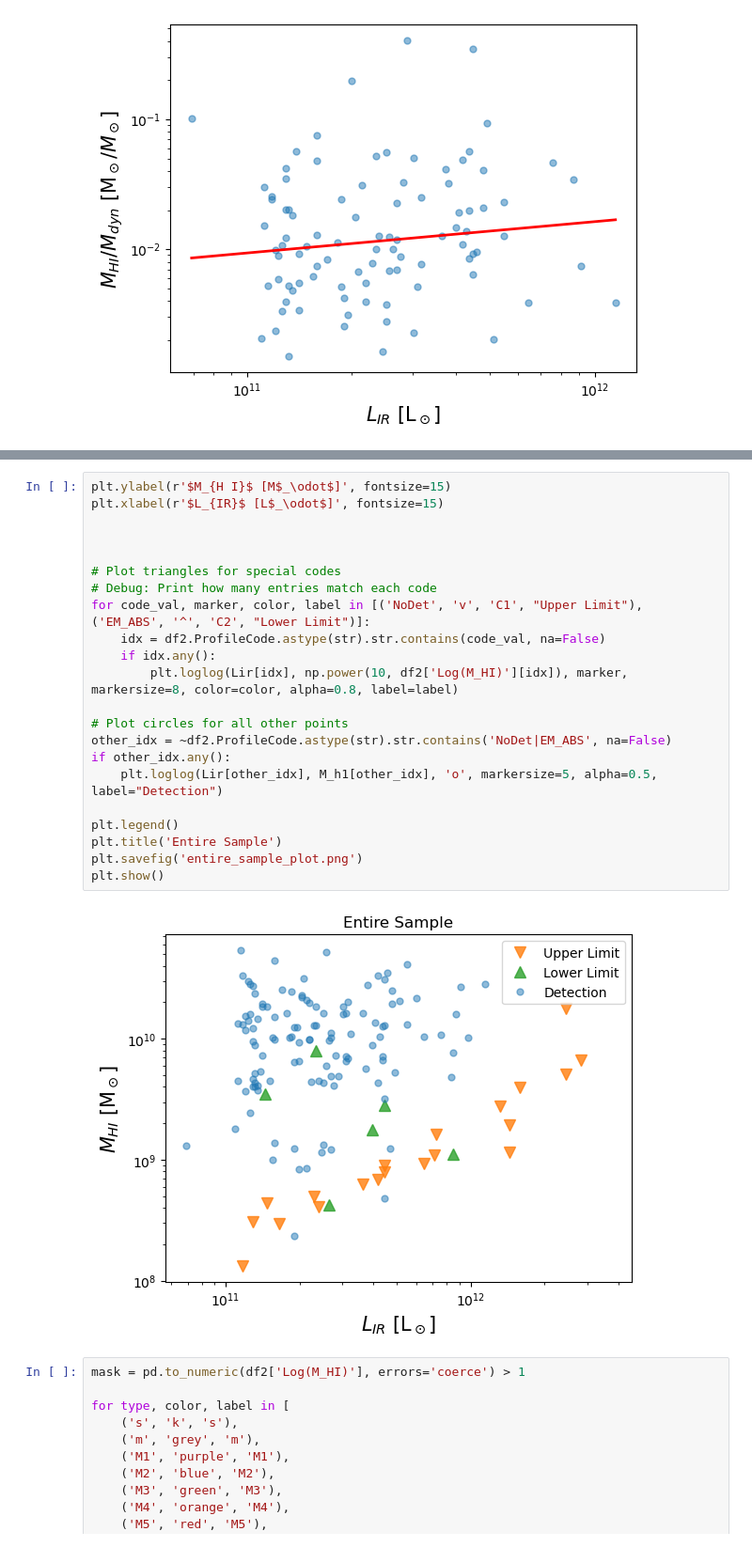
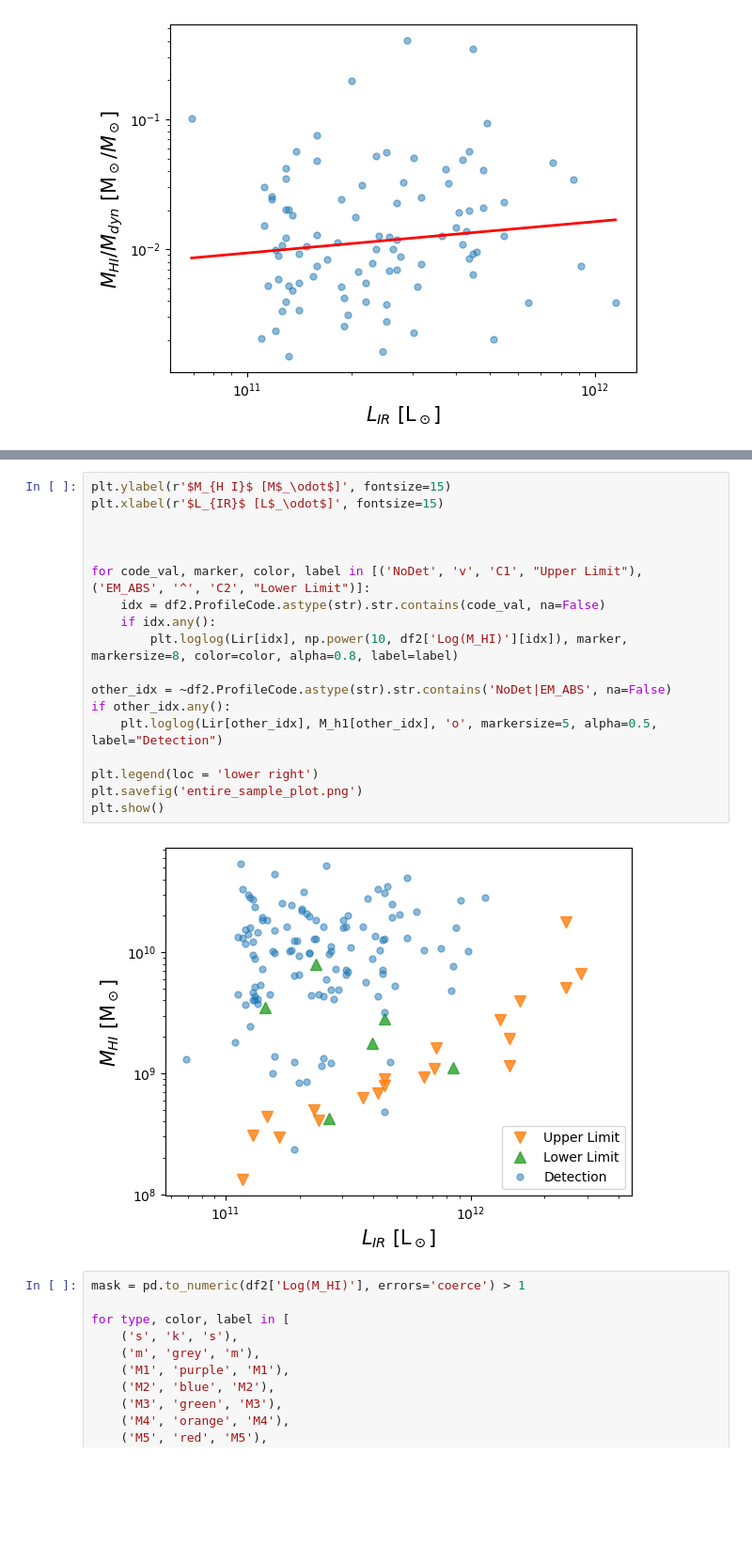
Before and after one commit to MatthewMotuz/GBO_REU, a Jupyter notebook: GOALS/GOALS_Final.ipynb, the cells around one changed output, grey strips where cells are left out. Shown at 94% size. Drawn from its saved outputs; the diff is of its cells as text; blank space fills up the shorter version.

```diff
--- a/GOALS/GOALS_Final.ipynb
+++ b/GOALS/GOALS_Final.ipynb
@@ -594,27 +573,23 @@ Radio Velocity: 21802.2 km/s
 # %%
 plt.ylabel(r'$M_{H I}$ [M$_\odot$]', fontsize=15)
 plt.xlabel(r'$L_{IR}$ [L$_\odot$]', fontsize=15)
 
 
 
-# Plot triangles for special codes
-# Debug: Print how many entries match each code
 for code_val, marker, color, label in [('NoDet', 'v', 'C1', "Upper Limit"), ('EM_ABS', '^', 'C2', "Lower Limit")]:
     idx = df2.ProfileCode.astype(str).str.contains(code_val, na=False)
     if idx.any():
         plt.loglog(Lir[idx], np.power(10, df2['Log(M_HI)'][idx]), marker, markersize=8, color=color, alpha=0.8, label=label)
 
-# Plot circles for all other points
 other_idx = ~df2.ProfileCode.astype(str).str.contains('NoDet|EM_ABS', na=False)
 if other_idx.any():
     plt.loglog(Lir[other_idx], M_h1[other_idx], 'o', markersize=5, alpha=0.5, label="Detection")
 
-plt.legend()
-plt.title('Entire Sample')
+plt.legend(loc = 'lower right')
 plt.savefig('entire_sample_plot.png')
 plt.show()
 # %% [output]
-[figure, old version]
+[figure, new version]
 # %%
 mask = pd.to_numeric(df2['Log(M_HI)'], errors='coerce') > 1
 
```
Also changed, not shown: parts of 11 cells of this notebook, 3 other files.
